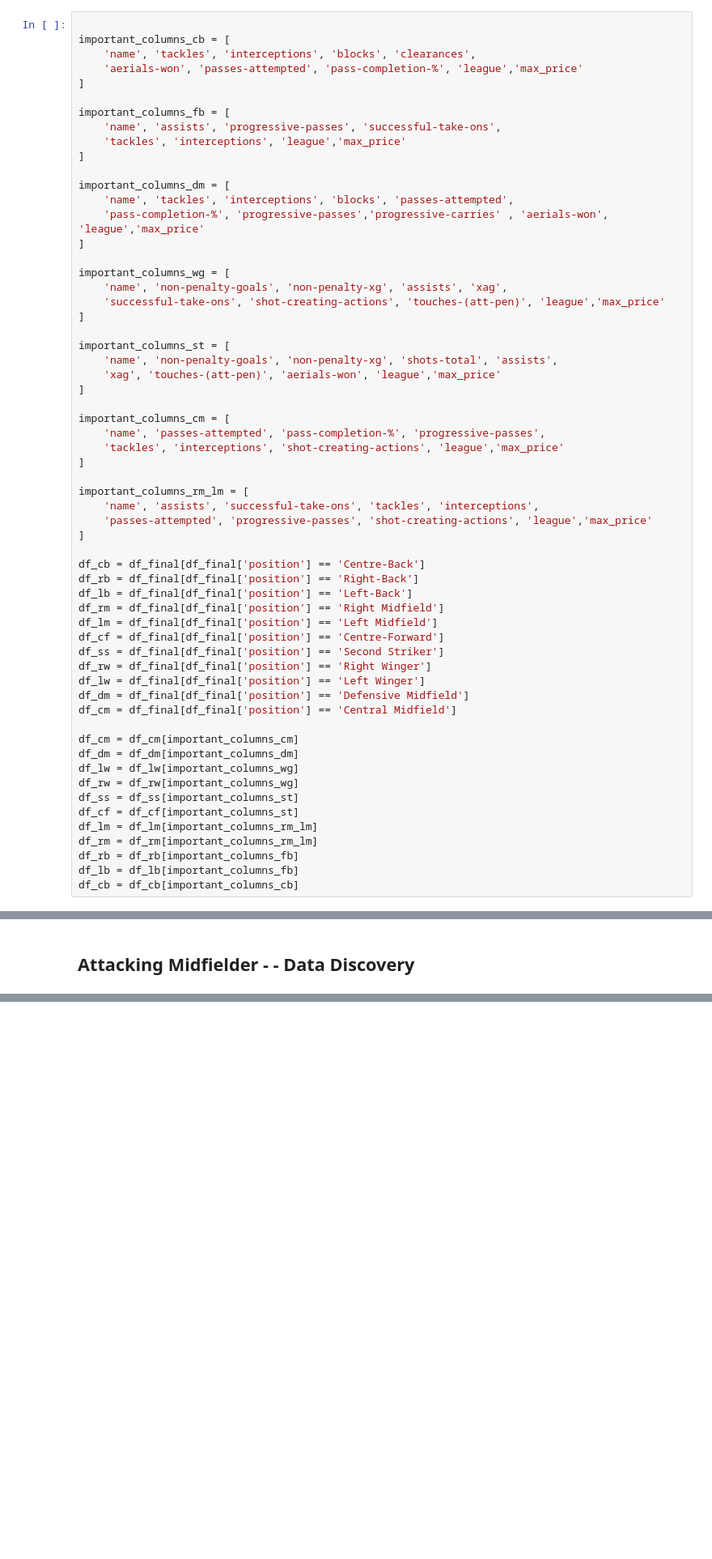
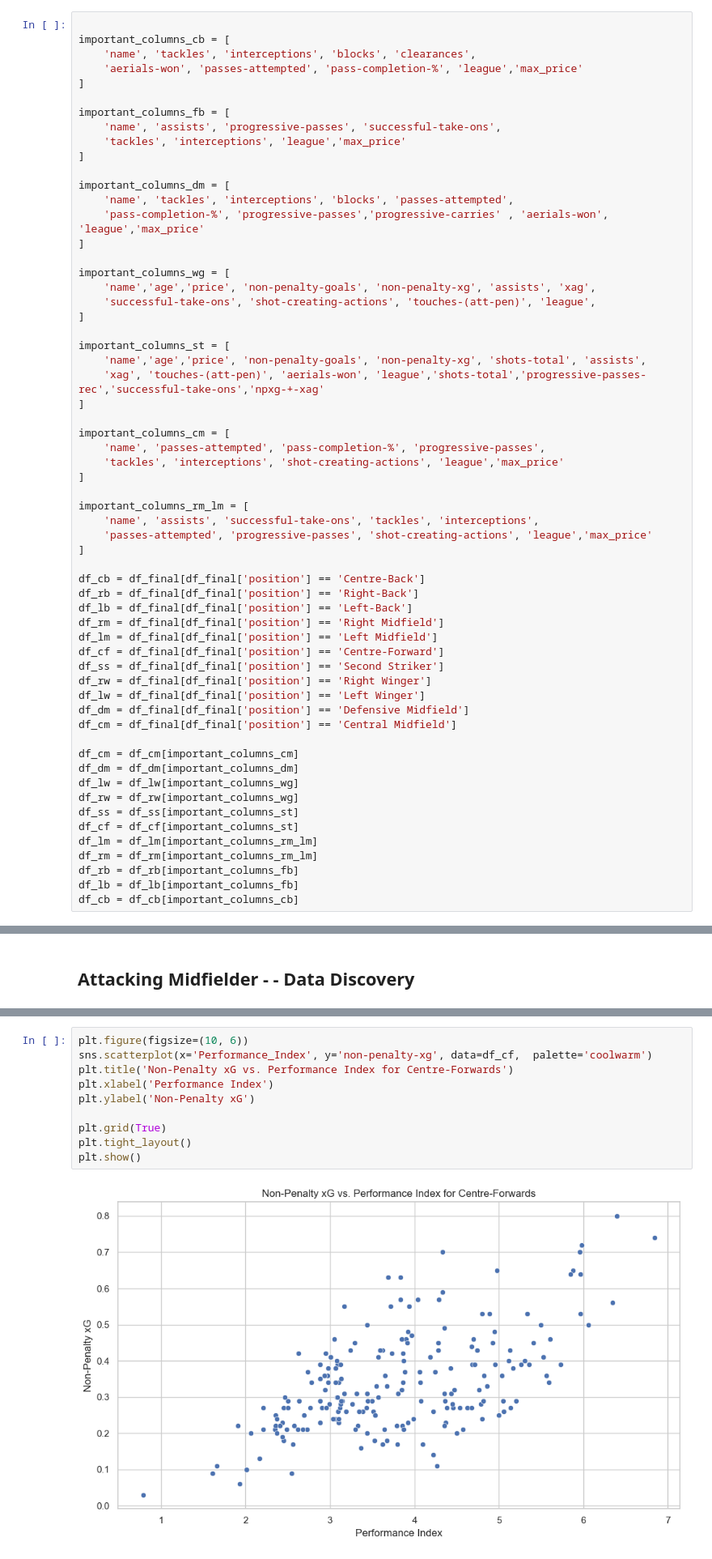
Before and after one commit to enesyesil/Moneyball-Scout-ML, a Jupyter notebook: Moneyball Scout Dataset.ipynb, the cells around one changed output, grey strips where cells are left out. Shown: that part at 81% size. Drawn from its saved outputs; the diff is of its cells as text; blank space fills up the shorter version.

```diff
--- a/Moneyball Scout Dataset.ipynb
+++ b/Moneyball Scout Dataset.ipynb
@@ -298,13 +298,13 @@ important_columns_dm = [
 ]
 
 important_columns_wg = [
-    'name', 'non-penalty-goals', 'non-penalty-xg', 'assists', 'xag',
-    'successful-take-ons', 'shot-creating-actions', 'touches-(att-pen)', 'league','max_price'
+    'name','age','price', 'non-penalty-goals', 'non-penalty-xg', 'assists', 'xag',
+    'successful-take-ons', 'shot-creating-actions', 'touches-(att-pen)', 'league',
 ]
 
 important_columns_st = [
-    'name', 'non-penalty-goals', 'non-penalty-xg', 'shots-total', 'assists',
-    'xag', 'touches-(att-pen)', 'aerials-won', 'league','max_price'
+    'name','age','price', 'non-penalty-goals', 'non-penalty-xg', 'shots-total', 'assists',
+    'xag', 'touches-(att-pen)', 'aerials-won', 'league','shots-total','progressive-passes-rec','successful-take-ons','npxg-+-xag'
 ]
 
 important_columns_cm = [
@@ -390,0 +456,12 @@ plt.show()
+# %%
+plt.figure(figsize=(10, 6))
+sns.scatterplot(x='Performance_Index', y='non-penalty-xg', data=df_cf,  palette='coolwarm')
+plt.title('Non-Penalty xG vs. Performance Index for Centre-Forwards')
+plt.xlabel('Performance Index')
+plt.ylabel('Non-Penalty xG')
+
+plt.grid(True)
+plt.tight_layout()
+plt.show()
+# %% [output]
+[figure, added]
```
Also changed, not shown: parts of 26 cells of this notebook.
